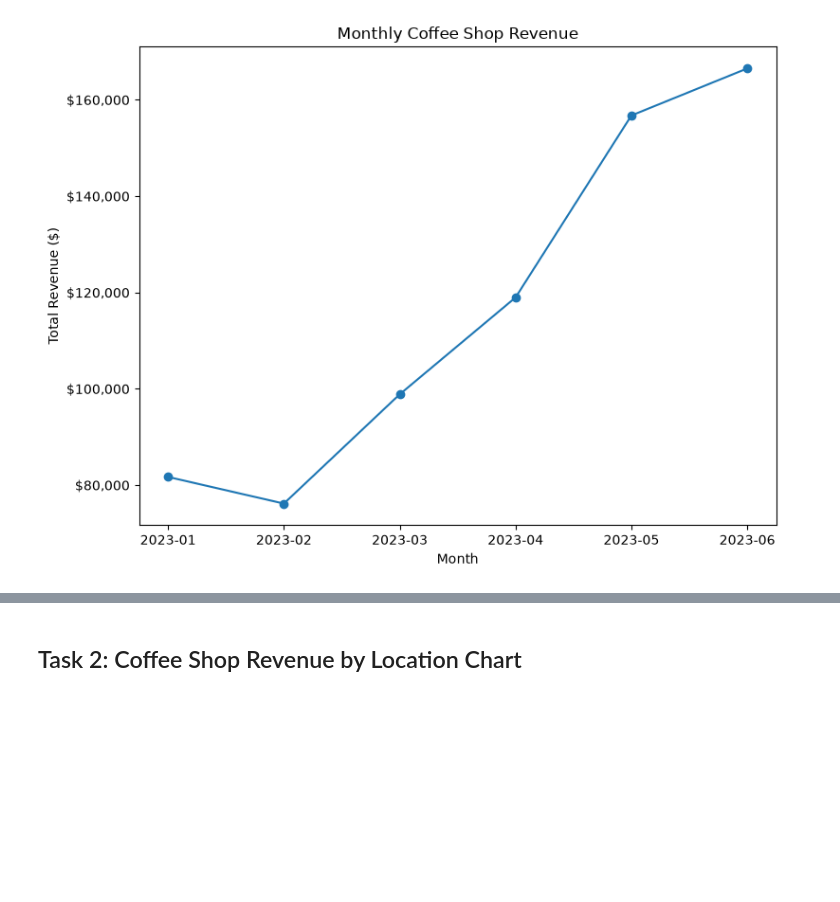
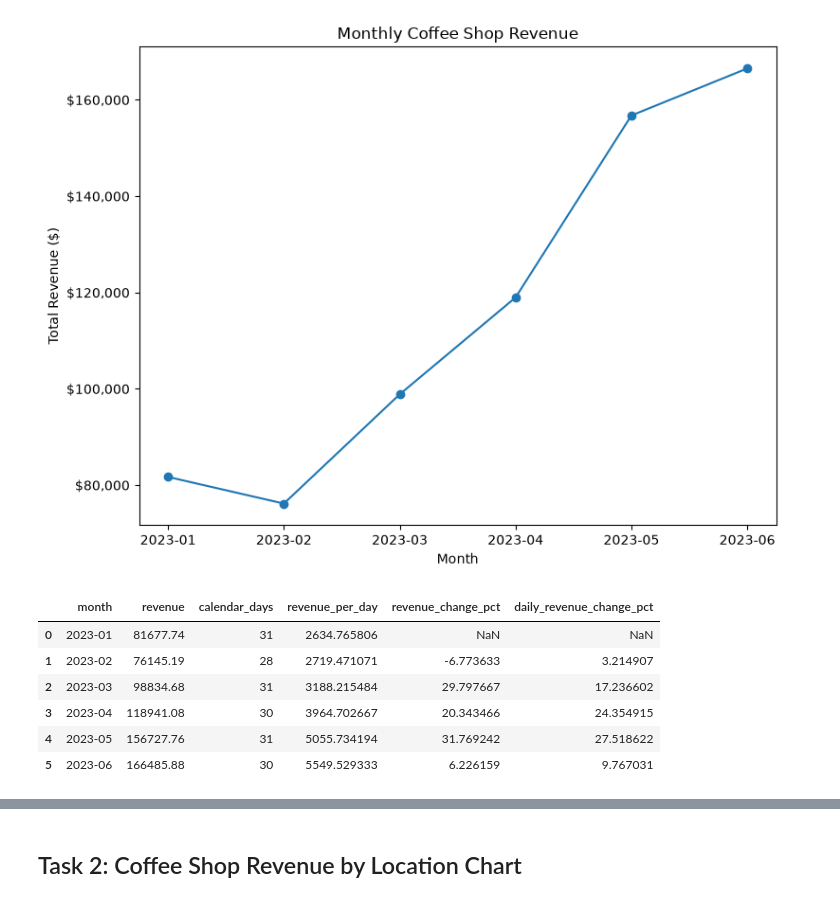
Before and after one commit to ebaprk/Coffee-Shop-Analysis, a Jupyter notebook: notebook/03_visualization.ipynb, the cells around one changed output, grey strips where cells are left out. Saved outputs shown, nothing was run; the diff lists cells and outputs as text; code cells hidden in the pictures; blank space fills up the shorter version.

```diff
--- a/notebook/03_visualization.ipynb
+++ b/notebook/03_visualization.ipynb
@@ -51,4 +51,23 @@ month
 2023-06    166485.88
 Freq: M, Name: line_revenue, dtype: float64
 [figure]
+# %%
+monthly_comparison = total_revenue_monthly.to_frame(name = "revenue").reset_index()
+monthly_comparison["calendar_days"] = monthly_comparison["month"].dt.days_in_month
+monthly_comparison["revenue_per_day"] = monthly_comparison["revenue"]/monthly_comparison["calendar_days"]
+monthly_comparison["revenue_change_pct"] = (
+    monthly_comparison["revenue"].pct_change() * 100
+)
+monthly_comparison["daily_revenue_change_pct"] = (
+    monthly_comparison["revenue_per_day"].pct_change() * 100
+)
+monthly_comparison
+# %% [output]
+|  | month | revenue | calendar_days | revenue_per_day | revenue_change_pct | daily_revenue_change_pct |
+| 0 | 2023-01 | 81677.74 | 31 | 2634.765806 | NaN | NaN |
+| 1 | 2023-02 | 76145.19 | 28 | 2719.471071 | -6.773633 | 3.214907 |
+| 2 | 2023-03 | 98834.68 | 31 | 3188.215484 | 29.797667 | 17.236602 |
+| 3 | 2023-04 | 118941.08 | 30 | 3964.702667 | 20.343466 | 24.354915 |
+| 4 | 2023-05 | 156727.76 | 31 | 5055.734194 | 31.769242 | 27.518622 |
+| 5 | 2023-06 | 166485.88 | 30 | 5549.529333 | 6.226159 | 9.767031 |
 # %% [markdown]
```
Also changed, not shown: parts of 2 cells of this notebook, 29 other files.
